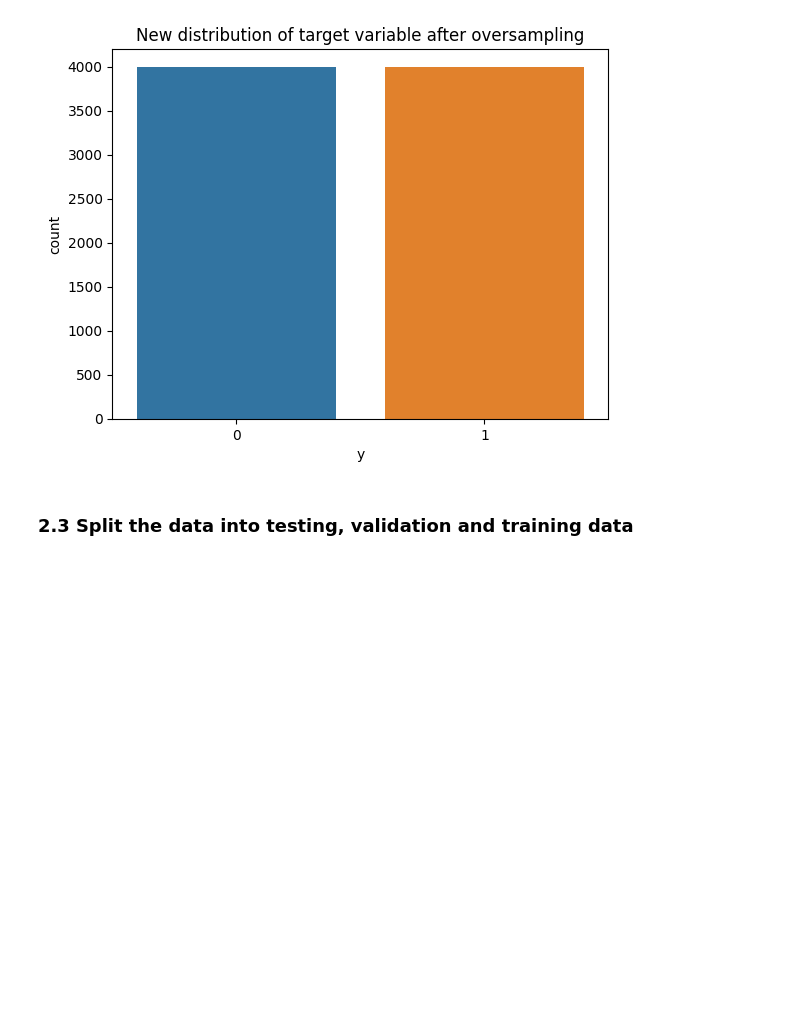
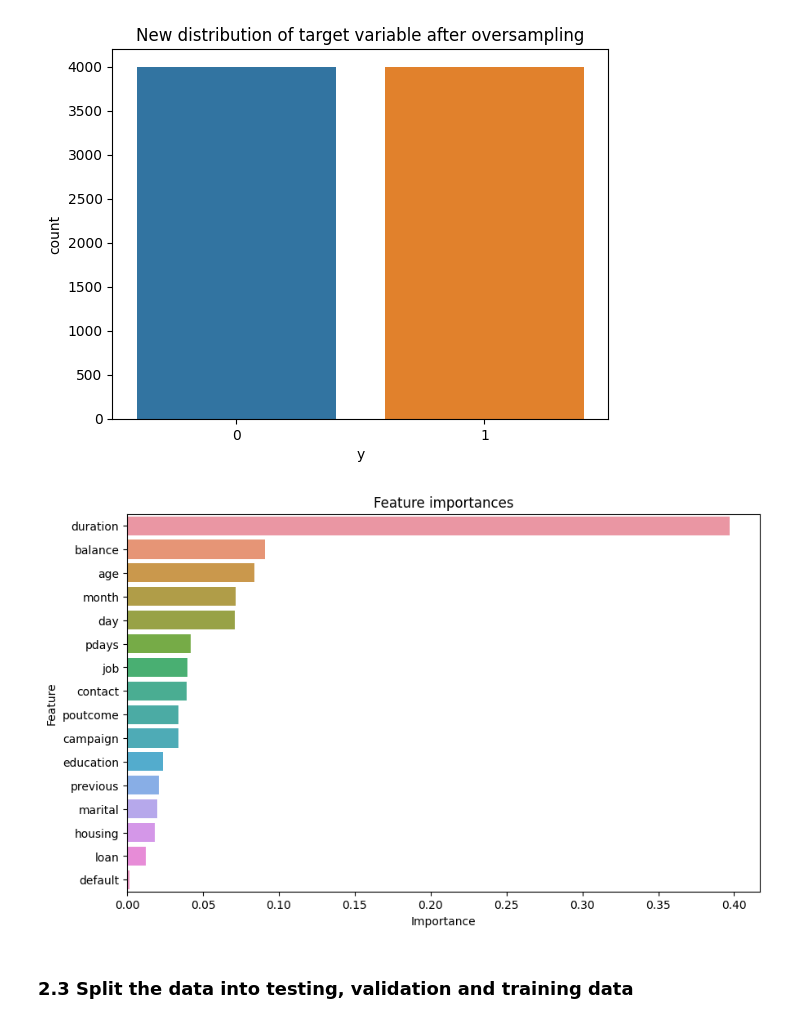
Before and after one commit to GichuriNdungu/alu-machine_learning, a Jupyter notebook: supervised_learning/afri_score/notebook.ipynb, the cells around one changed output. Drawn from its saved outputs; the diff is of its cells as text; code cells hidden in the pictures; blank space fills up the shorter version.

```diff
--- a/supervised_learning/afri_score/notebook.ipynb
+++ b/supervised_learning/afri_score/notebook.ipynb
@@ -192,6 +204,39 @@ y
 1    4000
 Name: count, dtype: int64
 [figure]
+# %%
+'''plot the features and their relative order of importance'''
+import matplotlib.pyplot as plt
+import seaborn as sns
+
+from sklearn.ensemble import RandomForestClassifier
+
+# Assuming x and y are your features and target variable
+clf = RandomForestClassifier()
+clf.fit(x, y)
+
+# Get feature importances
+importances = clf.feature_importances_
+
+# Get feature names from your dataframe
+feature_names = x.columns
+
+# Create a DataFrame to display importances and feature names
+importance_df = pd.DataFrame({
+    'Feature': feature_names,
+    'Importance': importances
+})
+
+# Sort the DataFrame by importance in descending order
+importance_df = importance_df.sort_values(by='Importance', ascending=False)
+
+# Plot feature importances
+plt.figure(figsize=(10, 6))
+sns.barplot(x='Importance', y='Feature', data=importance_df)
+plt.title('Feature importances')
+plt.show()
+# %% [output]
+[figure, added]
 # %% [markdown]
 ### 2.3 Split the data into testing, validation and training data
 # %%
```
Also changed, not shown: parts of 3 cells of this notebook, 6 other files.
